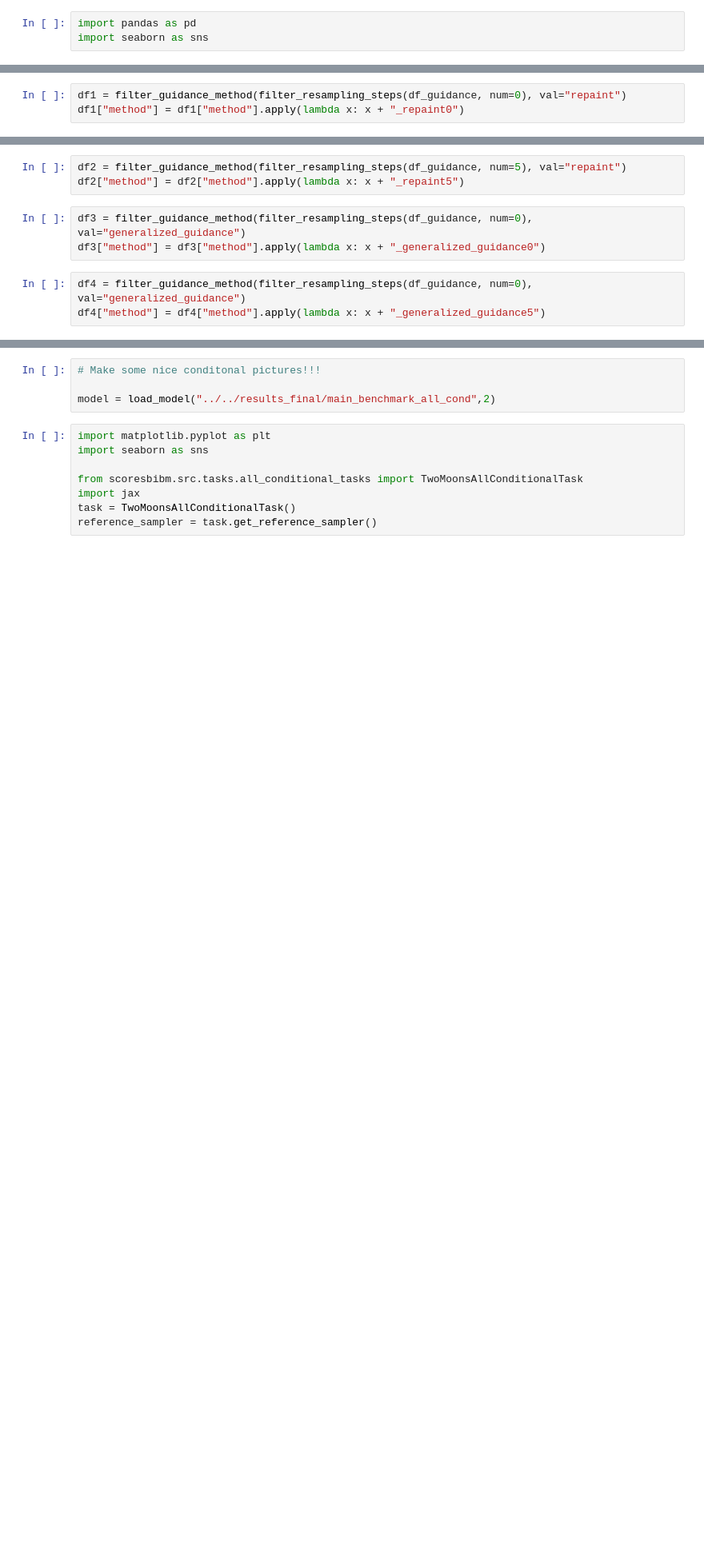
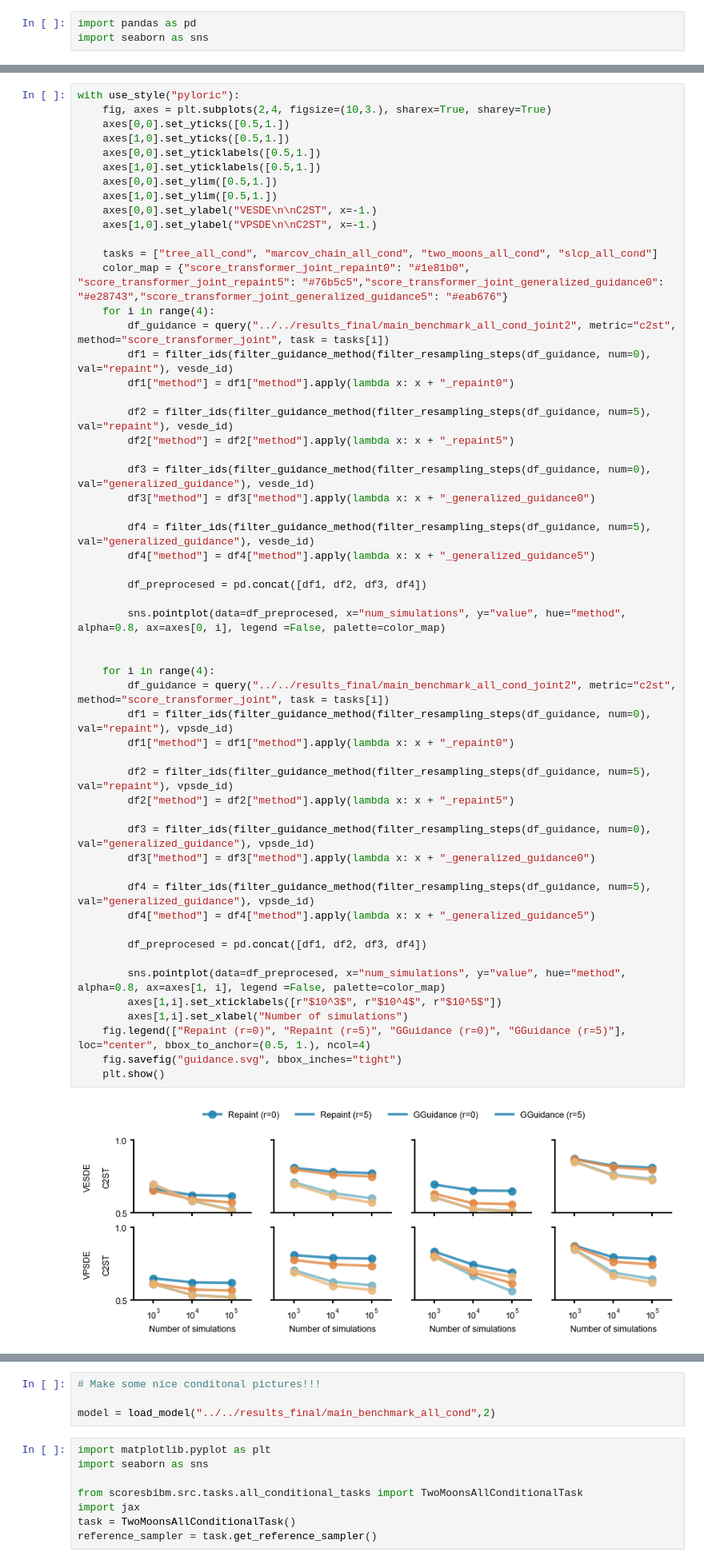
Before and after one commit to mackelab/probjax, a Jupyter notebook: scoresbibm/figures_final/fig2/base_fig.ipynb, the cells around one changed output, grey strips where cells are left out. Shown at 80% size. Saved outputs shown, nothing was run; the diff lists cells and outputs as text; blank space fills up the shorter version.

```diff
--- a/scoresbibm/figures_final/fig2/base_fig.ipynb
+++ b/scoresbibm/figures_final/fig2/base_fig.ipynb
@@ -231,3 +243,0 @@ df_guidance
-# %%
-df1 = filter_guidance_method(filter_resampling_steps(df_guidance, num=0), val="repaint")
-df1["method"] = df1["method"].apply(lambda x: x + "_repaint0")
@@ -248,9 +243,0 @@ df1
-# %%
-df2 = filter_guidance_method(filter_resampling_steps(df_guidance, num=5), val="repaint")
-df2["method"] = df2["method"].apply(lambda x: x + "_repaint5")
-# %%
-df3 = filter_guidance_method(filter_resampling_steps(df_guidance, num=0), val="generalized_guidance")
-df3["method"] = df3["method"].apply(lambda x: x + "_generalized_guidance0")
-# %%
-df4 = filter_guidance_method(filter_resampling_steps(df_guidance, num=0), val="generalized_guidance")
-df4["method"] = df4["method"].apply(lambda x: x + "_generalized_guidance5")
@@ -300,0 +244,57 @@ The `join` parameter is deprecated and will be removed in v0.15.0. You can remov
+# %%
+with use_style("pyloric"):
+    fig, axes = plt.subplots(2,4, figsize=(10,3.), sharex=True, sharey=True)
+    axes[0,0].set_yticks([0.5,1.])
+    axes[1,0].set_yticks([0.5,1.])
+    axes[0,0].set_yticklabels([0.5,1.])
+    axes[1,0].set_yticklabels([0.5,1.])
+    axes[0,0].set_ylim([0.5,1.])
+    axes[1,0].set_ylim([0.5,1.])
+    axes[0,0].set_ylabel("VESDE\n\nC2ST", x=-1.)
+    axes[1,0].set_ylabel("VPSDE\n\nC2ST", x=-1.)
+
+    tasks = ["tree_all_cond", "marcov_chain_all_cond", "two_moons_all_cond", "slcp_all_cond"]
+    color_map = {"score_transformer_joint_repaint0": "#1e81b0", "score_transformer_joint_repaint5": "#76b5c5","score_transformer_joint_generalized_guidance0": "#e28743","score_transformer_joint_generalized_guidance5": "#eab676"}
+    for i in range(4):
+        df_guidance = query("../../results_final/main_benchmark_all_cond_joint2", metric="c2st", method="score_transformer_joint", task = tasks[i])
+        df1 = filter_ids(filter_guidance_method(filter_resampling_steps(df_guidance, num=0), val="repaint"), vesde_id)
+        df1["method"] = df1["method"].apply(lambda x: x + "_repaint0")
+
+        df2 = filter_ids(filter_guidance_method(filter_resampling_steps(df_guidance, num=5), val="repaint"), vesde_id)
+        df2["method"] = df2["method"].apply(lambda x: x + "_repaint5")
+
+        df3 = filter_ids(filter_guidance_method(filter_resampling_steps(df_guidance, num=0), val="generalized_guidance"), vesde_id)
+        df3["method"] = df3["method"].apply(lambda x: x + "_generalized_guidance0")
+
+        df4 = filter_ids(filter_guidance_method(filter_resampling_steps(df_guidance, num=5), val="generalized_guidance"), vesde_id)
+        df4["method"] = df4["method"].apply(lambda x: x + "_generalized_guidance5")
+
+        df_preprocesed = pd.concat([df1, df2, df3, df4])
+
+        sns.pointplot(data=df_preprocesed, x="num_simulations", y="value", hue="method", alpha=0.8, ax=axes[0, i], legend =False, palette=color_map)
+
+
+    for i in range(4):
+        df_guidance = query("../../results_final/main_benchmark_all_cond_joint2", metric="c2st", method="score_transformer_joint", task = tasks[i])
+        df1 = filter_ids(filter_guidance_method(filter_resampling_steps(df_guidance, num=0), val="repaint"), vpsde_id)
+        df1["method"] = df1["method"].apply(lambda x: x + "_repaint0")
+
+        df2 = filter_ids(filter_guidance_method(filter_resampling_steps(df_guidance, num=5), val="repaint"), vpsde_id)
+        df2["method"] = df2["method"].apply(lambda x: x + "_repaint5")
+
+        df3 = filter_ids(filter_guidance_method(filter_resampling_steps(df_guidance, num=0), val="generalized_guidance"), vpsde_id)
+        df3["method"] = df3["method"].apply(lambda x: x + "_generalized_guidance0")
+
+        df4 = filter_ids(filter_guidance_method(filter_resampling_steps(df_guidance, num=5), val="generalized_guidance"), vpsde_id)
+        df4["method"] = df4["method"].apply(lambda x: x + "_generalized_guidance5")
+
+        df_preprocesed = pd.concat([df1, df2, df3, df4])
+
+        sns.pointplot(data=df_preprocesed, x="num_simulations", y="value", hue="method", alpha=0.8, ax=axes[1, i], legend =False, palette=color_map)
+        axes[1,i].set_xticklabels([r"$10^3$", r"$10^4$", r"$10^5$"])
+        axes[1,i].set_xlabel("Number of simulations")
+    fig.legend(["Repaint (r=0)", "Repaint (r=5)", "GGuidance (r=0)", "GGuidance (r=5)"], loc="center", bbox_to_anchor=(0.5, 1.), ncol=4)
+    fig.savefig("guidance.svg", bbox_inches="tight")
+    plt.show()
+# %% [output]
+[figure, added]
```
Also changed, not shown: parts of 28 cells of this notebook, 5 other files.
